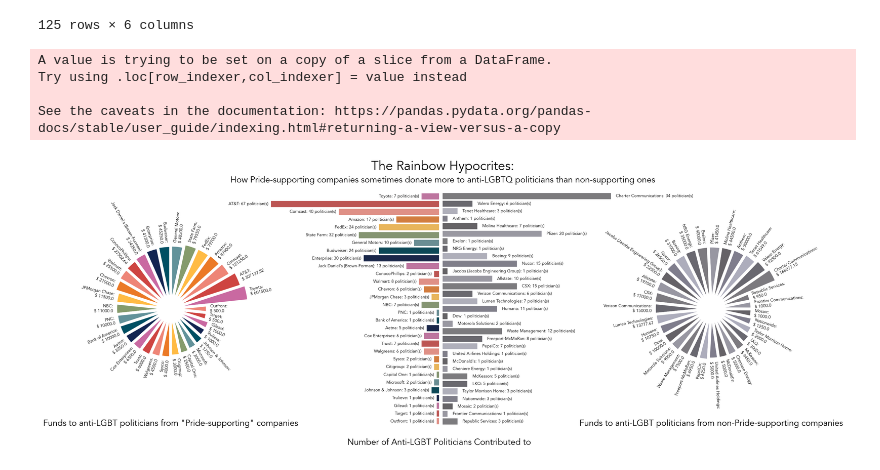
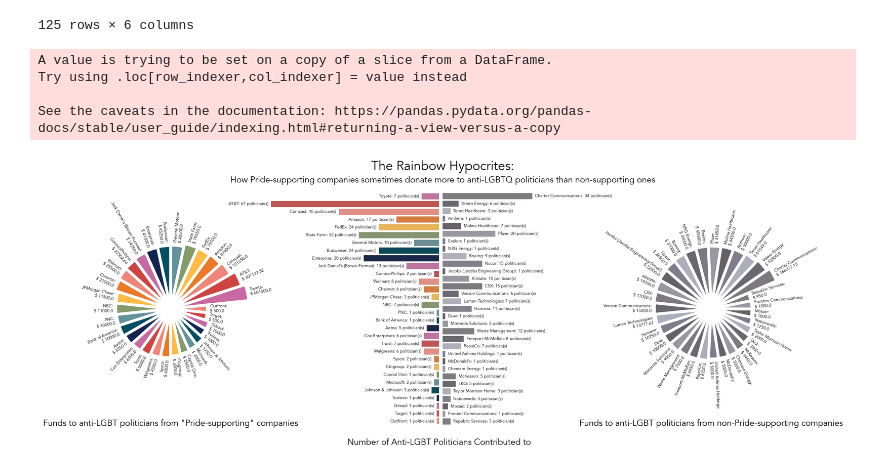
Before and after one commit to xh313/TidyTuesdayWithPython, a Jupyter notebook: TidyTuesday07062022.ipynb, the cells around one changed output. Cells and saved outputs as stored; diff of their text form; code cells hidden in the pictures.

```diff
--- a/TidyTuesday07062022.ipynb
+++ b/TidyTuesday07062022.ipynb
@@ -280,6 +280,8 @@ pridebars = sns.barplot(
            '#7f7d8c', '#656267', '#9897a2'],
     )
 
+ax4.set_xlim(0, 67)  # scale to the same as the left one
+
 rects = ax4.patches  # Getting location info for labelling
 labels = df2['Company']
 nums = df2['# of Politicians Contributed to']
@@ -287,31 +289,31 @@ nums = df2['# of Politicians Contributed to']
 for rect, label, num in zip(rects, labels, nums):
     height = rect.get_y()
     ax4.text(
         num + 1, height + 0.4,
          f'{label}: {num} politician(s)',
          ha="left",
          va="center",
          fontsize=6,
          color='k'
     )
 
 # -------------
 plt.text(0, -3,
          'The Rainbow Hypocrites:',
          ha='center',
          va='bottom',
          fontsize=18)
 
 plt.text(0, -1.5,
          'How Pride-supporting companies sometimes donate more to anti-LGBTQ politicians than non-supporting ones',
          ha='center',
          va='bottom',
          fontsize=12)
 plt.subplots_adjust(wspace=0.02)
 plt.show()
 # %% [output]
 A value is trying to be set on a copy of a slice from a DataFrame.
 Try using .loc[row_indexer,col_indexer] = value instead
 
 See the caveats in the documentation: https://pandas.pydata.org/pandas-docs/stable/user_guide/indexing.html#returning-a-view-versus-a-copy
-[figure, old version]
+[figure, new version]
```
Also changed, not shown: parts of 2 cells of this notebook.
